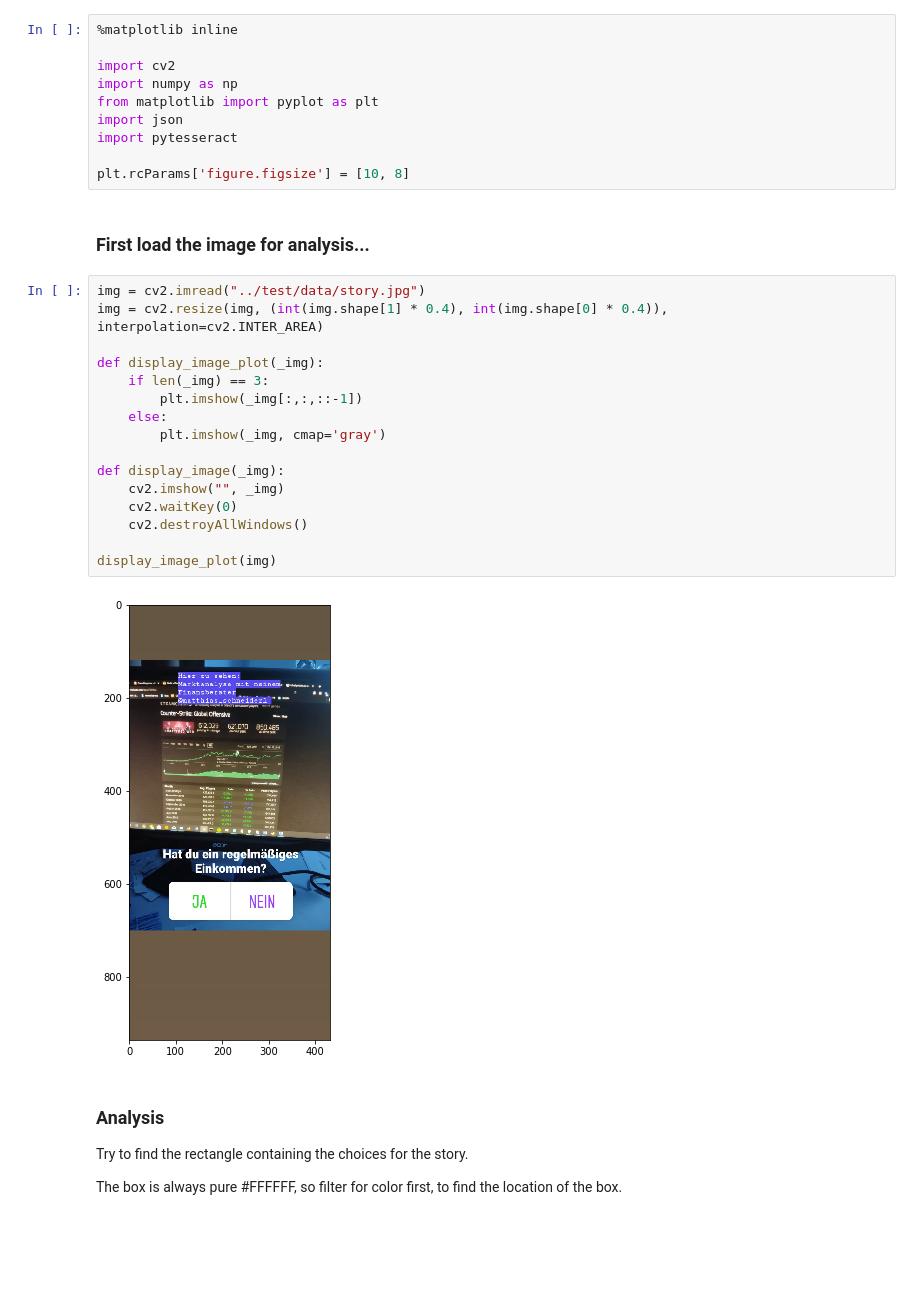
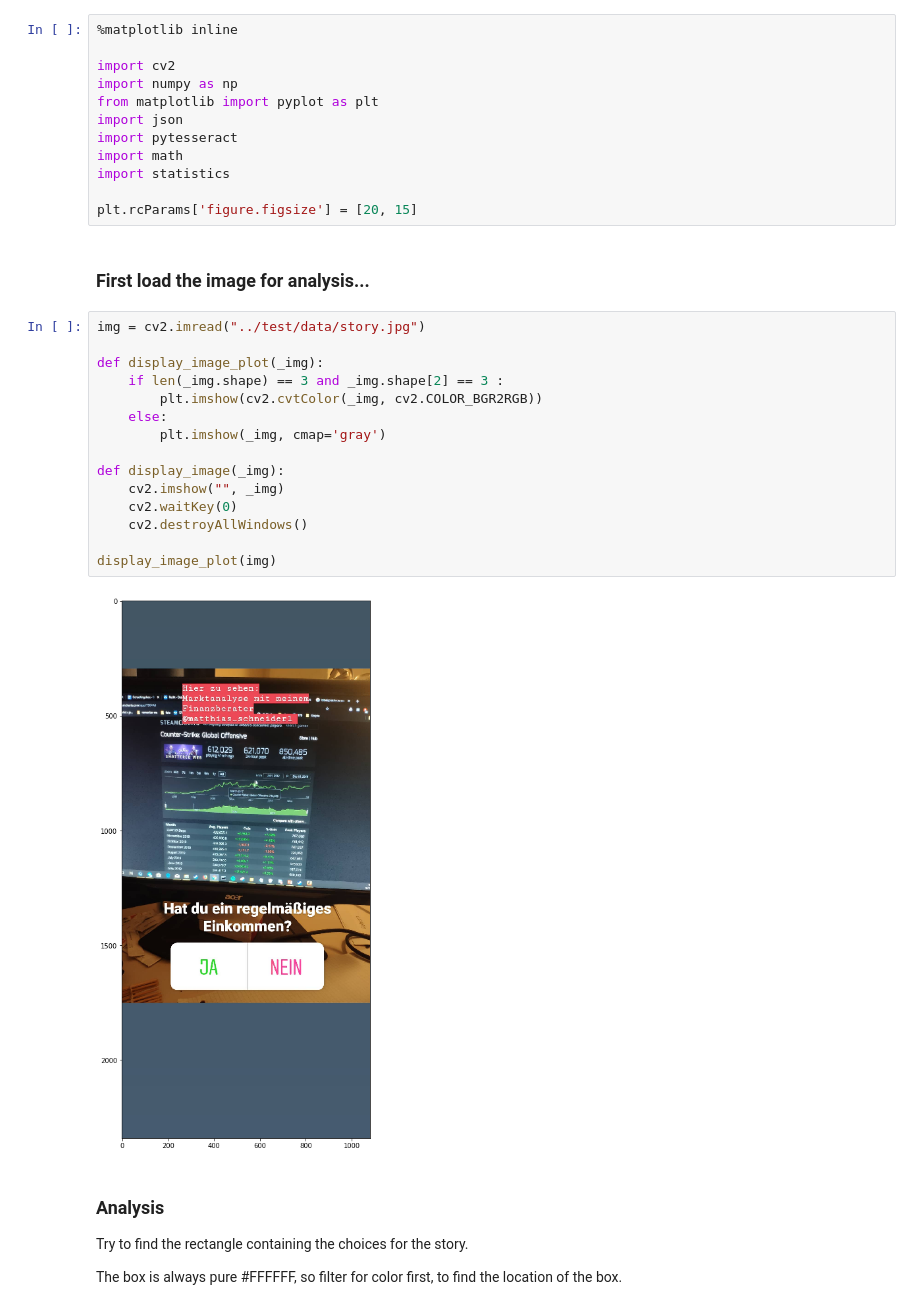
Before and after one commit to orlopau/instagram-survey-scraper, a Jupyter notebook: notebooks/image_text_recognition.ipynb, the cells around one changed output. Drawn from its saved outputs; the diff is of its cells as text; blank space fills up the shorter version.

```diff
--- a/notebooks/image_text_recognition.ipynb
+++ b/notebooks/image_text_recognition.ipynb
@@ -6,28 +6,29 @@ import numpy as np
 from matplotlib import pyplot as plt
 import json
 import pytesseract
+import math
+import statistics
 
-plt.rcParams['figure.figsize'] = [10, 8]
+plt.rcParams['figure.figsize'] = [20, 15]
 # %% [markdown]
 ### First load the image for analysis...
 # %%
 img = cv2.imread("../test/data/story.jpg")
-img = cv2.resize(img, (int(img.shape[1] * 0.4), int(img.shape[0] * 0.4)), interpolation=cv2.INTER_AREA)
 
 def display_image_plot(_img):
-    if len(_img) == 3:
-        plt.imshow(_img[:,:,::-1])
+    if len(_img.shape) == 3 and _img.shape[2] == 3 :
+        plt.imshow(cv2.cvtColor(_img, cv2.COLOR_BGR2RGB))
     else:
         plt.imshow(_img, cmap='gray')
 
 def display_image(_img):
     cv2.imshow("", _img)
     cv2.waitKey(0)
     cv2.destroyAllWindows()
 
 display_image_plot(img)
 # %% [output]
-[figure, old version]
+[figure, new version]
 # %% [markdown]
 ### Analysis
 
```
Also changed, not shown: parts of 19 cells of this notebook, 2 other files.
